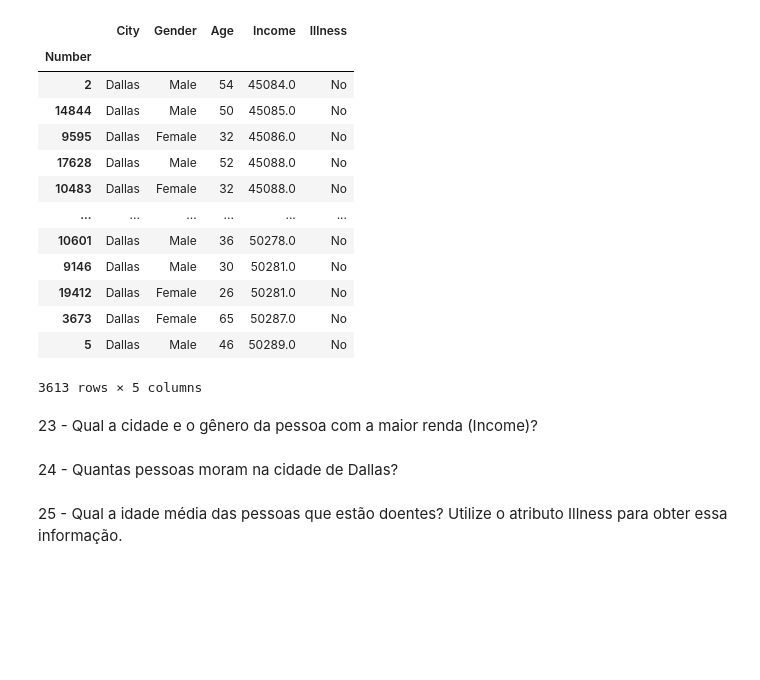
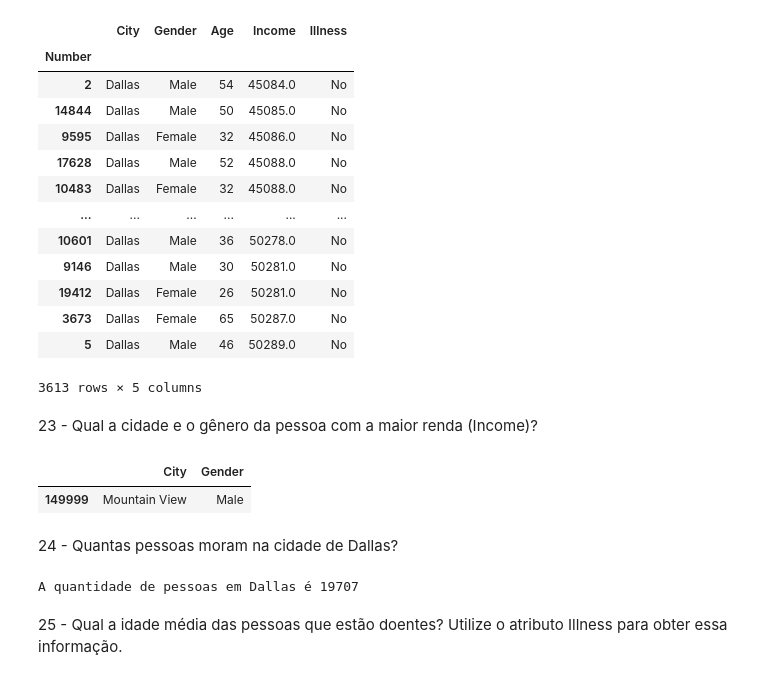
Before and after one commit to ArthurF36/Python_Atv_Pandas, a Jupyter notebook: Notebook/Exercicios_Pandas_Perguntas.ipynb, the cells around one changed output. Drawn from its saved outputs; the diff is of its cells as text; code cells hidden in the pictures; blank space fills up the shorter version.

```diff
--- a/Notebook/Exercicios_Pandas_Perguntas.ipynb
+++ b/Notebook/Exercicios_Pandas_Perguntas.ipynb
@@ -400,5 +400,10 @@ number_df.loc[2:5]
 23 - Qual a cidade e o gênero da pessoa com a maior renda (Income)?
 # %%
 # Insira a resposta abaixo.
+max_valorAnual = df_ordenado.tail(1)
+display(max_valorAnual[['City', 'Gender']])
+# %% [output]
+|  | City | Gender |
+| 149999 | Mountain View | Male |
 # %% [markdown]
 24 - Quantas pessoas moram na cidade de Dallas?
@@ -407,2 +410,10 @@ number_df.loc[2:5]
+# %%
+# Insira a resposta abaixo.
+citySearch = "Dallas"
+sum_city = (df_ordenado['City'] == citySearch).sum()
+
+print(f"A quantidade de pessoas em {citySearch} é {sum_city}")
+# %% [output]
+A quantidade de pessoas em Dallas é 19707
 # %% [markdown]
 25 - Qual a idade média das pessoas que estão doentes? Utilize o atributo Illness para obter essa informação.
```
Also changed, not shown: parts of 4 cells of this notebook.
